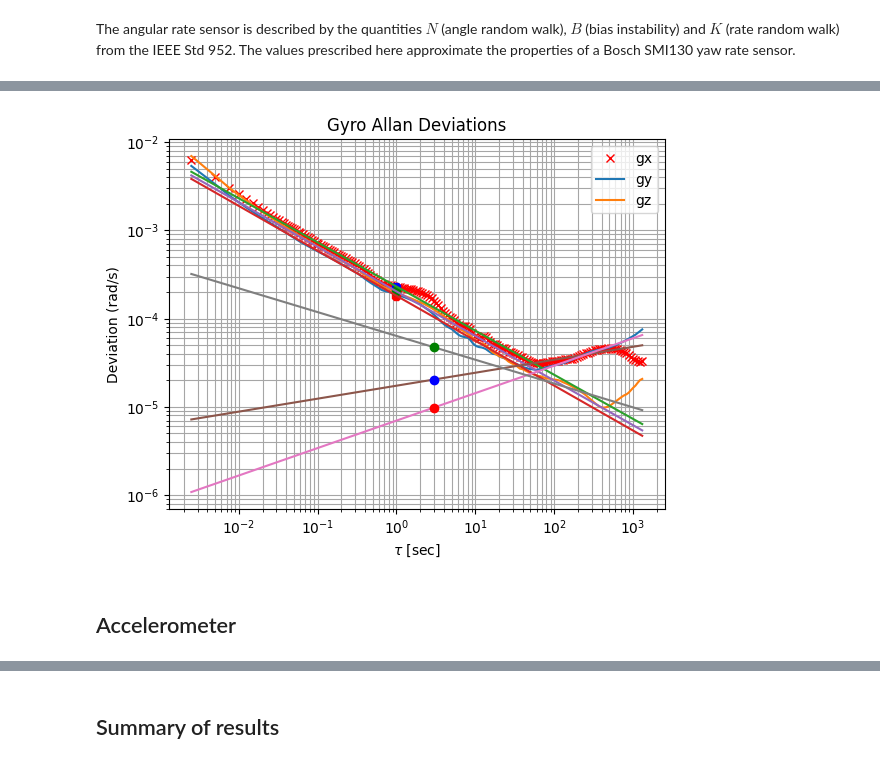
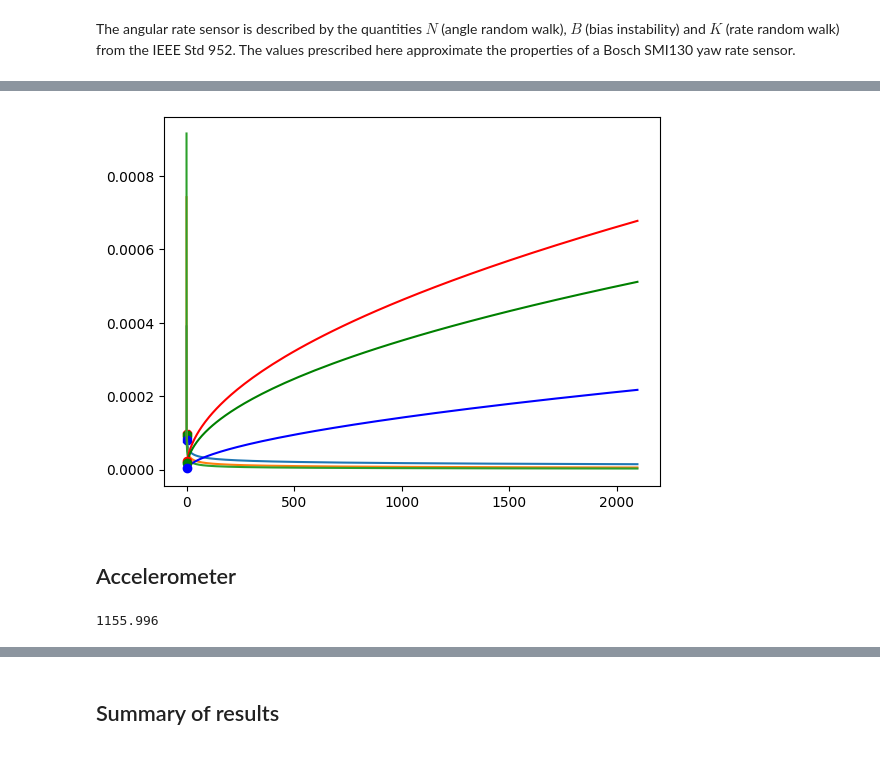
Before and after one commit to diplodocuslongus/depthai2know, a Jupyter notebook: IMU/noise_from_allan.ipynb, the cells around one changed output, grey strips where cells are left out. Cells and saved outputs as stored; diff of their text form; code cells hidden in the pictures.

```diff
--- a/IMU/noise_from_allan.ipynb
+++ b/IMU/noise_from_allan.ipynb
@@ -24,22 +24,14 @@ import scipy.stats as stats
 
 HOME = os.getenv("HOME")
 #CSV_FILENAME = 'imu_oakdpro_1hr_28032024.csv'
-# CSV_FILENAME = 'imu_oak_BNO086_6mn_gyroSR400_accSR500_yDown.csv'
-# CSV_FILENAME = 'oak_BNO086_6mn_gyroSR400_accSR500_level.csv'
-# CSV_FILENAME = 'oak_BNO086_6mn_gyroSR400_accSR500_xUp.csv'
 
-# CSV_FILENAME = 'oak_BNO086_6mn_gyroSR400_accSR500_yDown.csv'
-# CSV_FILENAME = 'oak_BNO086_30mn_gyrocalSR400_acclinSR500_level.csv'
-# CSV_FILENAME = 'oak_BNO086_6mn_gyroSR400_accSR500_yUp.csv'
-# CSV_FILENAME = 'oak_BNO086_6mn_gyroSR400_accSR500_zUp.csv'
-# CSV_FILENAME = 'oak_BNO086_6mn_gyroSR400_accSR500_zDown.csv'
-# CSV_FILENAME = 'imu_oak_BNO086_6mn_gyroSR400_accSR500.csv'
-# CSV_FILENAME = 'imu_oak_BNO086_6mn_gyroSR100_accSR125.csv'
-CSV_FILENAME = HOME+'/Data/Drones/IMU/oak_BNO086_60mn_gyroSR400_accSR500_xDown.csv'
-FS = 400  # Sample rate [Hz] # this is obtained from the measured data
+CSV_FILENAME = HOME+'/Data/Drones/IMU/OAKLight_BMI270_90mn_gyroSR250_accSR250_yUp.csv'
+# CSV_FILENAME = HOME+'/Data/Drones/IMU/oak_BNO086_60mn_gyroSR400_accSR500_xDown.csv'
+FS = 250  # Sample rate [Hz] # this is obtained from the measured data
 ANGLE_UNIT_FOR_NOISE = 'rad' # or 'deg'
 VELOCITY_UNIT_FOR_NOISE = 'm/s' # or e.g. 'cm/s'
 ACCELERATION_UNIT_FOR_NOISE = 'm/s²' # or 'g'
+ACCELERATION_UNIT = 'm/s²' # or 'g'
 PRECI= 2
 TYPE = "e" # e: exponential notation
 TS = 1.0 / FS
@@ -167,18 +231,4 @@ Mnb = 200 # for noise analysis
 # %%
-# Plot data on log-scale
-plt.figure()
-plt.title('Gyro Allan Deviations')
-plt.plot(taux, adx, 'rx', label='gx')
-# plt.plot(taux, adx, 'rx', label='gx') # to see the points
-plt.plot(tauy, ady, label='gy')
-plt.plot(tauz, adz, label='gz')
-plt.xlabel(r'$\tau$ [sec]')
-plt.ylabel(f'Deviation ({ANGLE_UNIT_FOR_NOISE}/s)')
-plt.grid(True, which="both", ls="-", color='0.65')
-plt.legend()
-plt.xscale('log')
-plt.yscale('log')
-#plt.show()
 # find angle random walk, intersection of random walk line fit (-0.5 slope)
 # at tau = 1
 # add curve fit to proper section of curve
@@ -256,15 +306,16 @@ print(f'Average gyro_angle_randwalk = '
       #f' or {gyro_angle_randwalk_avg_dph:.{PRECI}{TYPE}} °/√hr (deg/sqrt(hour))')
 #print(f'Sqrt Average gyro_angle_randwalk \
     #= {np.sqrt(gyro_angle_randwalk_avg):.{PRECI}{TYPE}}')
-plt.plot(1,gyro_angle_randwalk_x,'b8')
-plt.plot(1,gyro_angle_randwalk_y,'r8')
-plt.plot(1,gyro_angle_randwalk_z,'g8')
+plt.plot(1,gyro_angle_randwalk_x,'r8')
+plt.plot(1,gyro_angle_randwalk_y,'g8')
+plt.plot(1,gyro_angle_randwalk_z,'b8')
 plt.plot(taux,rw_fit_x(taux))
 plt.plot(tauy,rw_fit_y(tauy))
 plt.plot(tauz,rw_fit_z(tauz))
 
 # get the rate random walk (unit: (rad/s)/√Hz
 # fit in the other direction
+# slop of 1
 
 idx_start = np.where(taux > 100)[0][0]
 idx_end = np.where(taux < 1000)[0][-1]
@@ -274,6 +325,10 @@ logadx = np.log(adx[idx_start:idx_end])
 # for gy
 idx_start = np.where(tauy > 100)[0][0]
 idx_end = np.where(tauy < 1000)[0][-1]
+if CSV_FILENAME == HOME+'/Data/Drones/IMU/OAKLight_BMI270_90mn_gyroSR250_accSR250_yUp.csv':
+    idx_end = np.where(tauy < 140)[0][-1]
+else:
+    idx_end = np.where(tauy < 1000)[0][-1]
 print(f'linear fit slope for gy: = {idx_start,idx_end}')
 logtauy = np.log(tauy[idx_start:idx_end])
 logady = np.log(ady[idx_start:idx_end])
@@ -298,9 +353,9 @@ rrw_fit_z = lambda tauz: np.exp(poly_z(np.log(tauz)))
 #yfit_x = lambda x: np.exp(poly_x(np.log(taux))) #np.log(x)))
 #yfit_y = lambda x: np.exp(poly_y(np.log(tauy))) #np.log(x)))
 #yfit_z = lambda x: np.exp(poly_z(np.log(tauz))) #np.log(x)))
-plt.plot(taux,rrw_fit_x(taux))
-plt.plot(tauy,rrw_fit_y(tauy))
-plt.plot(tauz,rrw_fit_z(tauz))
+plt.plot(taux,rrw_fit_x(taux), 'r')
+plt.plot(tauy,rrw_fit_y(tauy), 'g')
+plt.plot(tauz,rrw_fit_z(tauz), 'b')
 #plt.plot(tauz,yfit_z(tauz))
 #################
 # Bias instability
@@ -349,8 +404,8 @@ print(f'gyro_rate_randwalk_z = {gyro_rate_randwalk_z:.{PRECI}{TYPE}} {ANGLE_UNIT
 print(f'Average gyro_rate_randwalk = {gyro_rate_randwalk_avg:.{PRECI}{TYPE}} {ANGLE_UNIT_FOR_NOISE}/s/√s')
 print(f'RMS gyro_rate_randwalk (Kg)= {gyro_rate_randwalk_rms:.{PRECI}{TYPE}} {ANGLE_UNIT_FOR_NOISE}/s/√s')
 
-plt.plot(3,gyro_rate_randwalk_x,'bo')
-plt.plot(3,gyro_rate_randwalk_y,'ro')
-plt.plot(3,gyro_rate_randwalk_z,'go')
+plt.plot(3,gyro_rate_randwalk_x,'ro')
+plt.plot(3,gyro_rate_randwalk_y,'go')
+plt.plot(3,gyro_rate_randwalk_z,'bo')
 plt.show()
 # %% [output]
@@ -374,4 +429,4 @@ RMS gyro_rate_randwalk (Kg)= 5.25e-05 rad/s/√s
-[figure, old version]
+[figure, new version]
 # %%
 # Calculate velocity
 velx = np.cumsum(accx) * TS  # deg or rad depending on ANGLE_UNIT_FOR_NOISE
@@ -385,6 +440,10 @@ Mnb = 200 # for noise analysis
 (tauz, adz) = AllanDeviation(velz, FS, maxNumM=Mnb)
 # %% [markdown]
 ## Accelerometer
+# %%
+tauy[-10]
+# %% [output]
+1155.996
 # %%
 # Plot data on log-scale
 plt.figure()
```
Also changed, not shown: parts of 11 cells of this notebook, 1 other file.
